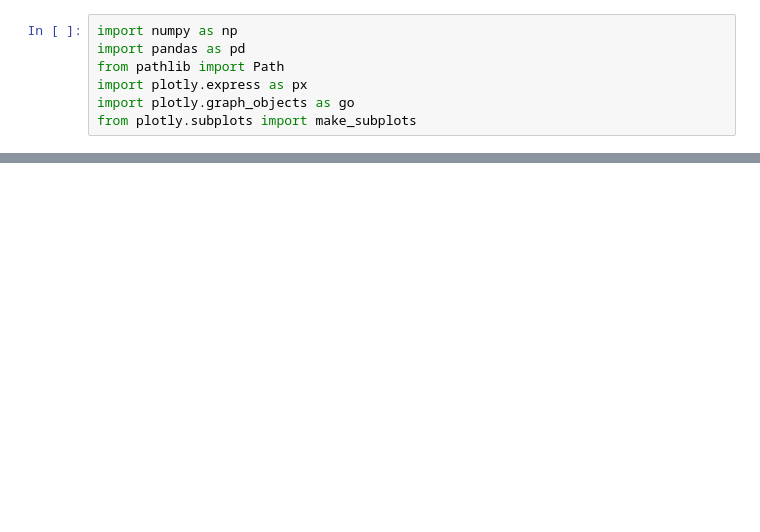
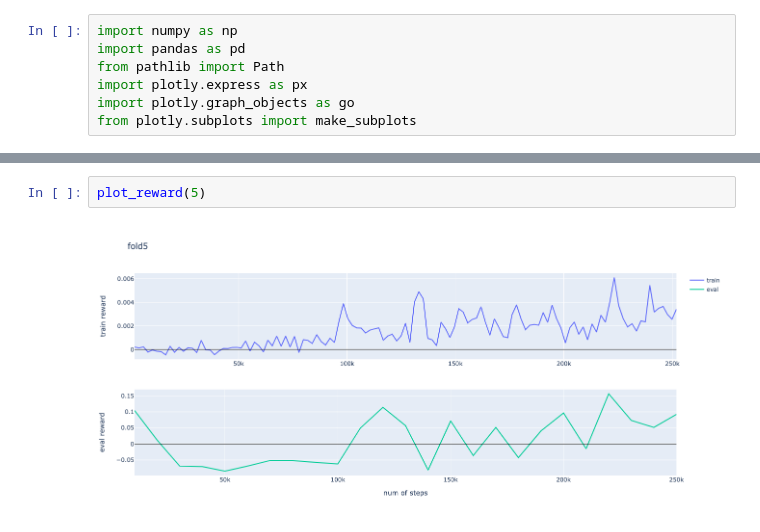
Before and after one commit to yamaguchi-milkcocholate/dqn-starter, a Jupyter notebook: notobooks/debug-loss.ipynb, the cells around one changed output, grey strips where cells are left out. Saved outputs shown, nothing was run; the diff lists cells and outputs as text; blank space fills up the shorter version.

```diff
--- a/notobooks/debug-loss.ipynb
+++ b/notobooks/debug-loss.ipynb
@@ -50,0 +70,4 @@ plot_reward(3)
+# %%
+plot_reward(5)
+# %% [output]
+[figure, added]
```
Also changed, not shown: parts of 6 cells of this notebook, 6 other files.
